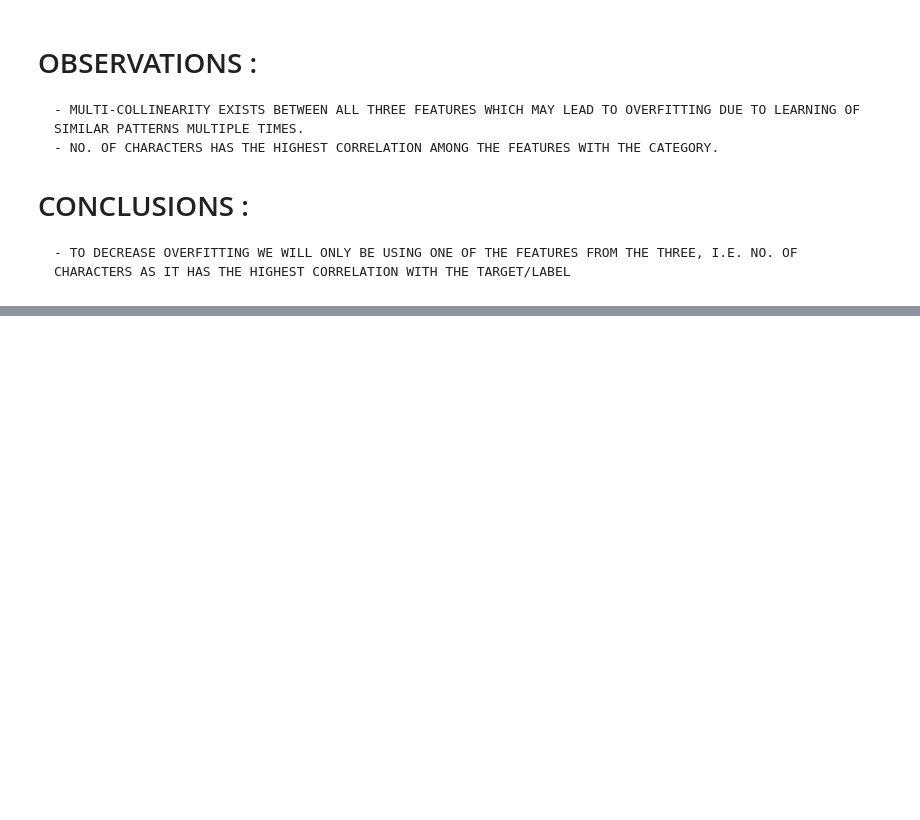
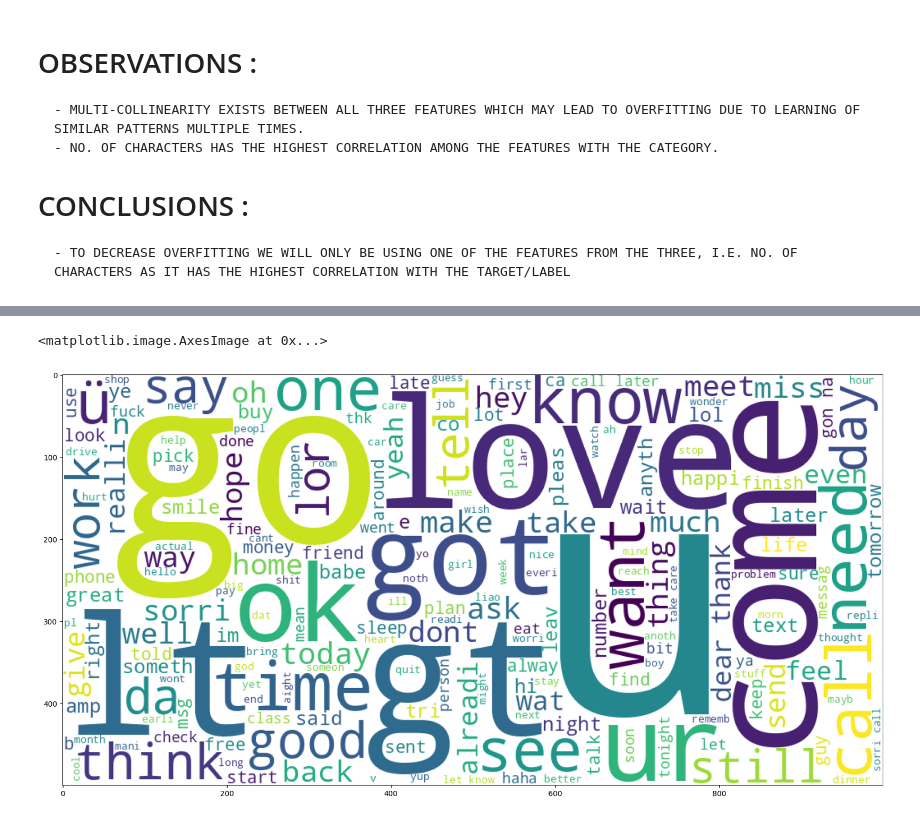
Before and after one commit to RMx-03/Email_Spam-Classifier, a Jupyter notebook: spam_classifier.ipynb, the cells around one changed output, grey strips where cells are left out. Saved outputs shown, nothing was run; the diff lists cells and outputs as text; code cells hidden in the pictures; blank space fills up the shorter version.

```diff
--- a/spam_classifier.ipynb
+++ b/spam_classifier.ipynb
@@ -219,0 +323,8 @@ plt.show()
+# %%
+# for ham messages
+ham_wordCloud = wordCloud.generate(' '.join(df[df['Category']==1]['tokens']))
+plt.figure(figsize=(20, 15))
+plt.imshow(ham_wordCloud)
+# %% [output]
+<matplotlib.image.AxesImage at 0x...>
+[figure, added]
```
Also changed, not shown: parts of 17 cells of this notebook.
